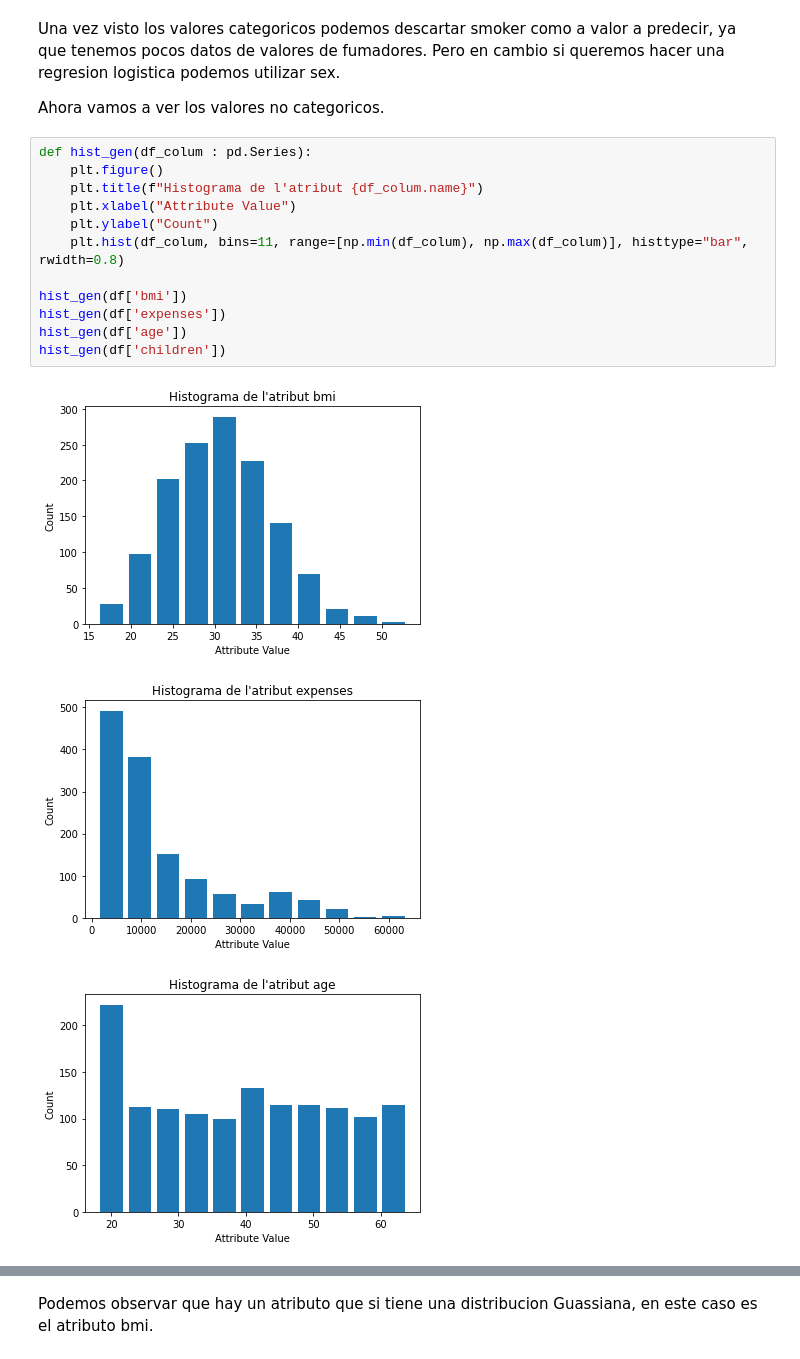
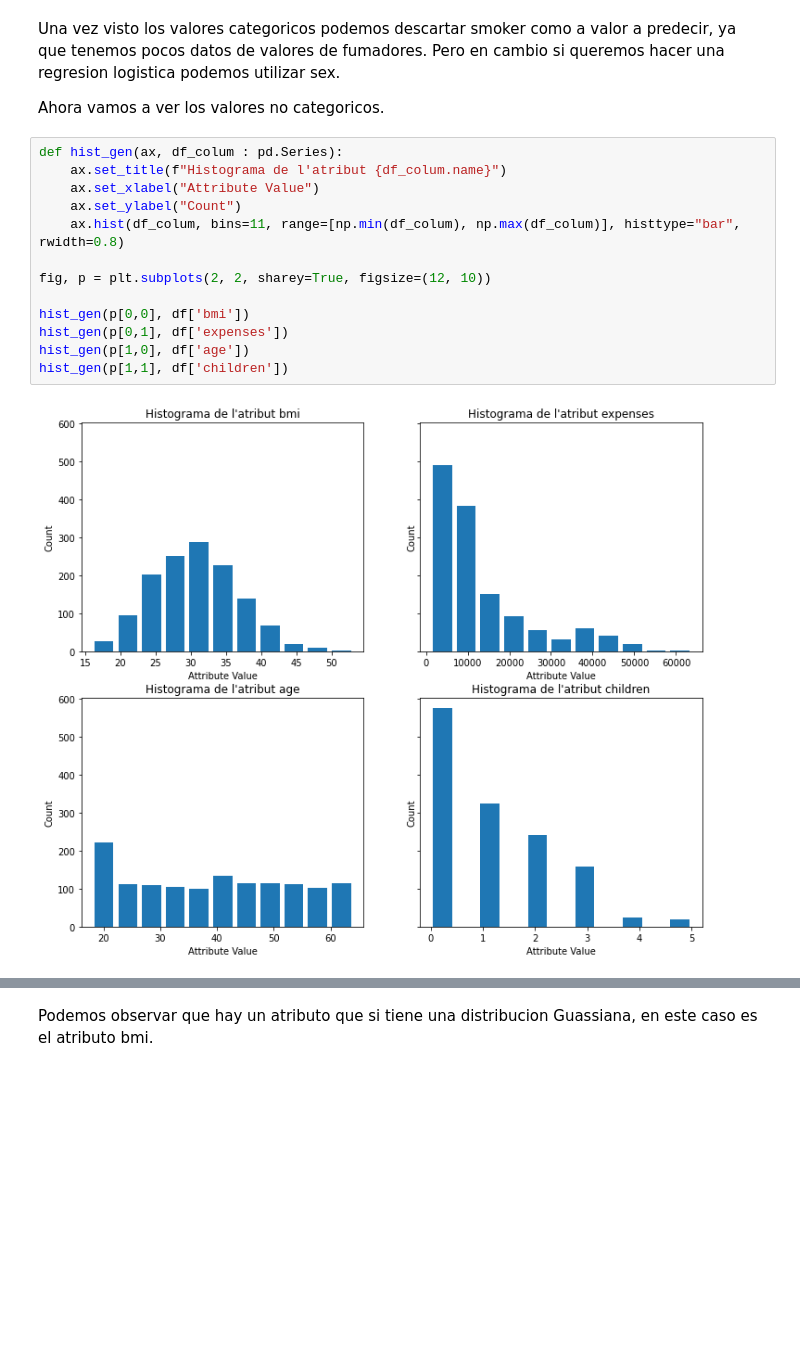
Before and after one commit to jaguilera95/ApC-GPA606, a Jupyter notebook: src/Practica1-Regression2021.ipynb, the cells around one changed output, grey strips where cells are left out. Drawn from its saved outputs; the diff is of its cells as text; blank space fills up the shorter version.

```diff
--- a/src/Practica1-Regression2021.ipynb
+++ b/src/Practica1-Regression2021.ipynb
@@ -71,18 +73,17 @@ Una vez visto los valores categoricos podemos descartar smoker como a valor a pr
 
 Ahora vamos a ver los valores no categoricos.
 # %%
-def hist_gen(df_colum : pd.Series):
-    plt.figure()
-    plt.title(f"Histograma de l'atribut {df_colum.name}")
-    plt.xlabel("Attribute Value")
-    plt.ylabel("Count")
-    plt.hist(df_colum, bins=11, range=[np.min(df_colum), np.max(df_colum)], histtype="bar", rwidth=0.8)
+def hist_gen(ax, df_colum : pd.Series):
+    ax.set_title(f"Histograma de l'atribut {df_colum.name}")
+    ax.set_xlabel("Attribute Value")
+    ax.set_ylabel("Count")
+    ax.hist(df_colum, bins=11, range=[np.min(df_colum), np.max(df_colum)], histtype="bar", rwidth=0.8)
 
-hist_gen(df['bmi'])
-hist_gen(df['expenses'])
-hist_gen(df['age'])
-hist_gen(df['children'])
+fig, p = plt.subplots(2, 2, sharey=True, figsize=(12, 10))
+
+hist_gen(p[0,0], df['bmi'])
+hist_gen(p[0,1], df['expenses'])
+hist_gen(p[1,0], df['age'])
+hist_gen(p[1,1], df['children'])
 # %% [output]
-[figure, old version]
+[figure, new version]
-[figure, removed]
-[figure, removed]
```
Also changed, not shown: parts of 18 cells of this notebook.
